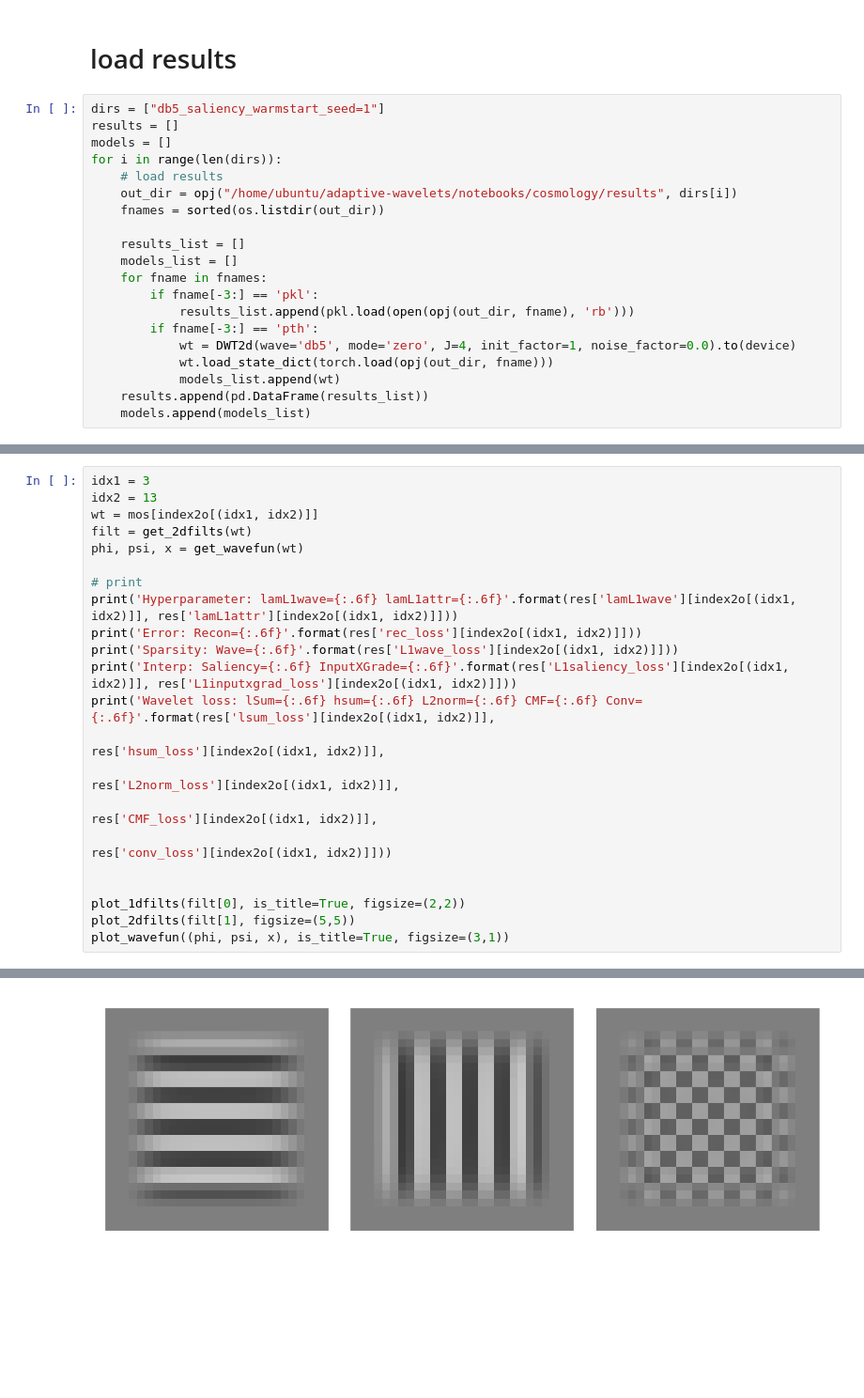
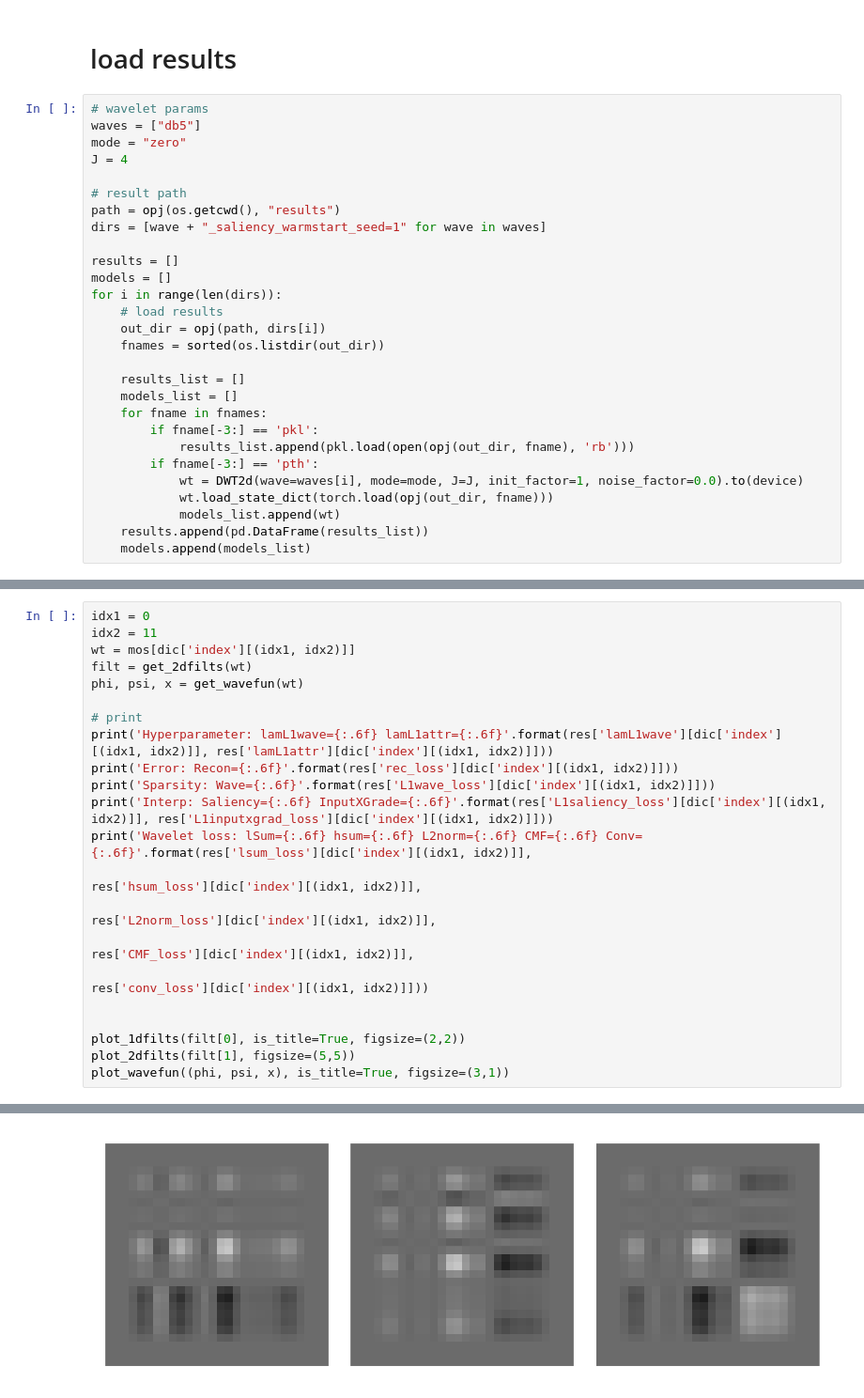
Before and after one commit to Yu-Group/adaptive-wavelets, a Jupyter notebook: notebooks/cosmology/01_results.ipynb, the cells around one changed output, grey strips where cells are left out. Shown at 94% size. Saved outputs shown, nothing was run; the diff lists cells and outputs as text; blank space fills up the shorter version.

Commit message:
plot cosmo attributions

```diff
--- a/notebooks/cosmology/01_results.ipynb
+++ b/notebooks/cosmology/01_results.ipynb
@@ -30,12 +33,20 @@ from matplotlib import gridspec
 # %% [markdown]
 # load results
 # %%
-dirs = ["db5_saliency_warmstart_seed=1"]
+# wavelet params
+waves = ["db5"]
+mode = "zero"
+J = 4
+
+# result path
+path = opj(os.getcwd(), "results")
+dirs = [wave + "_saliency_warmstart_seed=1" for wave in waves]
+
 results = []
 models = []
 for i in range(len(dirs)):
     # load results
-    out_dir = opj("/home/ubuntu/adaptive-wavelets/notebooks/cosmology/results", dirs[i])
+    out_dir = opj(path, dirs[i])
     fnames = sorted(os.listdir(out_dir))
 
     results_list = []
@@ -44,7 +55,7 @@ for i in range(len(dirs)):
         if fname[-3:] == 'pkl':
             results_list.append(pkl.load(open(opj(out_dir, fname), 'rb')))
         if fname[-3:] == 'pth':
-            wt = DWT2d(wave='db5', mode='zero', J=4, init_factor=1, noise_factor=0.0).to(device)
+            wt = DWT2d(wave=waves[i], mode=mode, J=J, init_factor=1, noise_factor=0.0).to(device)
             wt.load_state_dict(torch.load(opj(out_dir, fname)))
             models_list.append(wt)
     results.append(pd.DataFrame(results_list))
@@ -113,22 +132,22 @@ plt.show()
 # %% [output]
 [figure]
 # %%
-idx1 = 3
-idx2 = 13
-wt = mos[index2o[(idx1, idx2)]]
+idx1 = 0
+idx2 = 11
+wt = mos[dic['index'][(idx1, idx2)]]
 filt = get_2dfilts(wt)
 phi, psi, x = get_wavefun(wt)
 
 # print
-print('Hyperparameter: lamL1wave={:.6f} lamL1attr={:.6f}'.format(res['lamL1wave'][index2o[(idx1, idx2)]], res['lamL1attr'][index2o[(idx1, idx2)]]))
-print('Error: Recon={:.6f}'.format(res['rec_loss'][index2o[(idx1, idx2)]]))
-print('Sparsity: Wave={:.6f}'.format(res['L1wave_loss'][index2o[(idx1, idx2)]]))
-print('Interp: Saliency={:.6f} InputXGrade={:.6f}'.format(res['L1saliency_loss'][index2o[(idx1, idx2)]], res['L1inputxgrad_loss'][index2o[(idx1, idx2)]]))
-print('Wavelet loss: lSum={:.6f} hsum={:.6f} L2norm={:.6f} CMF={:.6f} Conv={:.6f}'.format(res['lsum_loss'][index2o[(idx1, idx2)]],
-                                                                                          res['hsum_loss'][index2o[(idx1, idx2)]],
-                                                                                          res['L2norm_loss'][index2o[(idx1, idx2)]],
-                                                                                          res['CMF_loss'][index2o[(idx1, idx2)]],
-                                                                                          res['conv_loss'][index2o[(idx1, idx2)]]))
+print('Hyperparameter: lamL1wave={:.6f} lamL1attr={:.6f}'.format(res['lamL1wave'][dic['index'][(idx1, idx2)]], res['lamL1attr'][dic['index'][(idx1, idx2)]]))
+print('Error: Recon={:.6f}'.format(res['rec_loss'][dic['index'][(idx1, idx2)]]))
+print('Sparsity: Wave={:.6f}'.format(res['L1wave_loss'][dic['index'][(idx1, idx2)]]))
+print('Interp: Saliency={:.6f} InputXGrade={:.6f}'.format(res['L1saliency_loss'][dic['index'][(idx1, idx2)]], res['L1inputxgrad_loss'][dic['index'][(idx1, idx2)]]))
+print('Wavelet loss: lSum={:.6f} hsum={:.6f} L2norm={:.6f} CMF={:.6f} Conv={:.6f}'.format(res['lsum_loss'][dic['index'][(idx1, idx2)]],
+                                                                                          res['hsum_loss'][dic['index'][(idx1, idx2)]],
+                                                                                          res['L2norm_loss'][dic['index'][(idx1, idx2)]],
+                                                                                          res['CMF_loss'][dic['index'][(idx1, idx2)]],
+                                                                                          res['conv_loss'][dic['index'][(idx1, idx2)]]))
 
 
 plot_1dfilts(filt[0], is_title=True, figsize=(2,2))
@@ -144 +163 @@ Wavelet loss: lSum=0.521288 hsum=0.000000 L2norm=0.483903 CMF=9.687378 Conv=0.48
-[figure, old version]
+[figure, new version]
```
Also changed, not shown: parts of 8 cells of this notebook, 6 other files.
